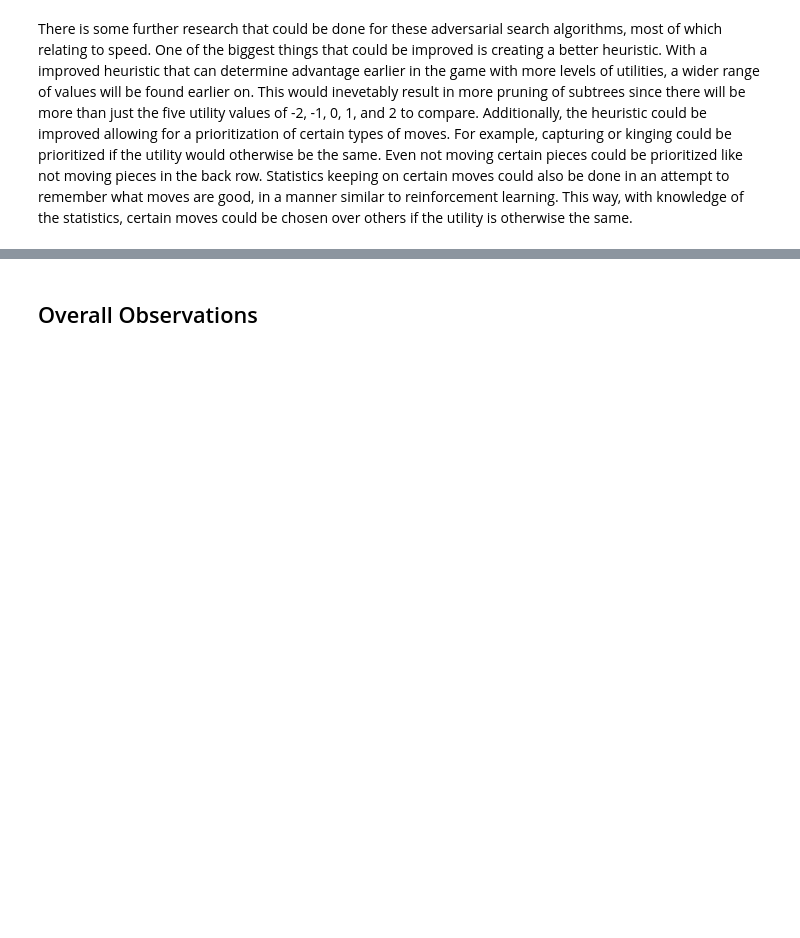
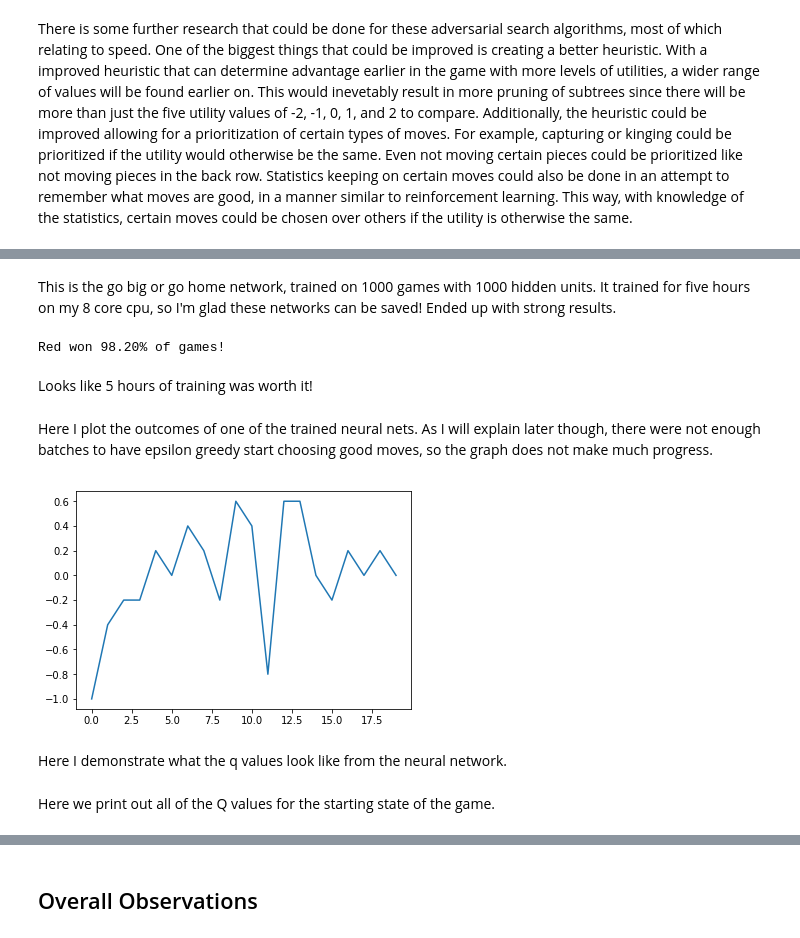
Before and after one commit to chrishaynes21/gneuarally_checkers, a Jupyter notebook: Williams-Newell-Haynes-Final-Project.ipynb, the cells around one changed output, grey strips where cells are left out. Saved outputs shown, nothing was run; the diff lists cells and outputs as text; code cells hidden in the pictures; blank space fills up the shorter version.

```diff
--- a/Williams-Newell-Haynes-Final-Project.ipynb
+++ b/Williams-Newell-Haynes-Final-Project.ipynb
@@ -336,0 +734,6 @@ There is some further research that could be done for these adversarial search a
+# %%
+try:
+    qnet50_50_5020x10 = nnutils.loadNetwork("50_50_5020x10.qnet")
+except:
+    qnet50_50_5020x10 = nnutils.trainNN(20, 10, [50, 50, 50], 10, .97)
+    saveNetwork("50_50_5020x10.qnet", qnet50_50_5020x10)
@@ -336,0 +744,6 @@ There is some further research that could be done for these adversarial search a
+# %%
+try:
+    qnet50_50_50 = nnutils.loadNetwork("50_50_50.qnet")
+except:
+    qnet50_50_50 = nnutils.trainNN(2, 100, [50, 50, 50], 10, .97)
+    saveNetwork("50_50_50.qnet", qnet50_50_50)
@@ -336,0 +756,6 @@ There is some further research that could be done for these adversarial search a
+# %%
+try:
+    qnet100_100 = nnutils.loadNetwork("100_100.qnet")
+except:
+    qnet100_100 = nnutils.trainNN(2, 100, [100,100], 10, .97)
+    saveNetwork("100_100.qnet", qnet100_100)
@@ -336,0 +766,22 @@ There is some further research that could be done for these adversarial search a
+# %% [markdown]
+This is the go big or go home network, trained on 1000 games with 1000 hidden units. It trained for five hours on my 8 core cpu, so I'm glad these networks can be saved! Ended up with strong results.
+# %%
+try:
+    qnet1000 = nnutils.loadNetwork("1000.qnet")
+except:
+    qnet1000 = nnutils.trainNN(2, 500, [1000], 10, .97)
+    saveNetwork("1000.qnet", qnet1000)
+# %%
+res = nr.testQ(qnet1000, 1000, maxSteps = 1500)
+# %% [output]
+Red won 98.20% of games!
+# %% [markdown]
+Looks like 5 hours of training was worth it!
+# %% [markdown]
+Here I plot the outcomes of one of the trained neural nets. As I will explain later though, there were not enough batches to have epsilon greedy start choosing good moves, so the graph does not make much progress.
+# %%
+nnutils.plotOutcomes(qnet50_50_5020x10.outcomes)
+# %% [output]
+[figure, added]
+# %% [markdown]
+Here I demonstrate what the q values look like from the neural network.
@@ -336,0 +793,2 @@ There is some further research that could be done for these adversarial search a
+# %% [markdown]
+Here we print out all of the Q values for the starting state of the game.
```
Also changed, not shown: parts of 61 cells of this notebook.
